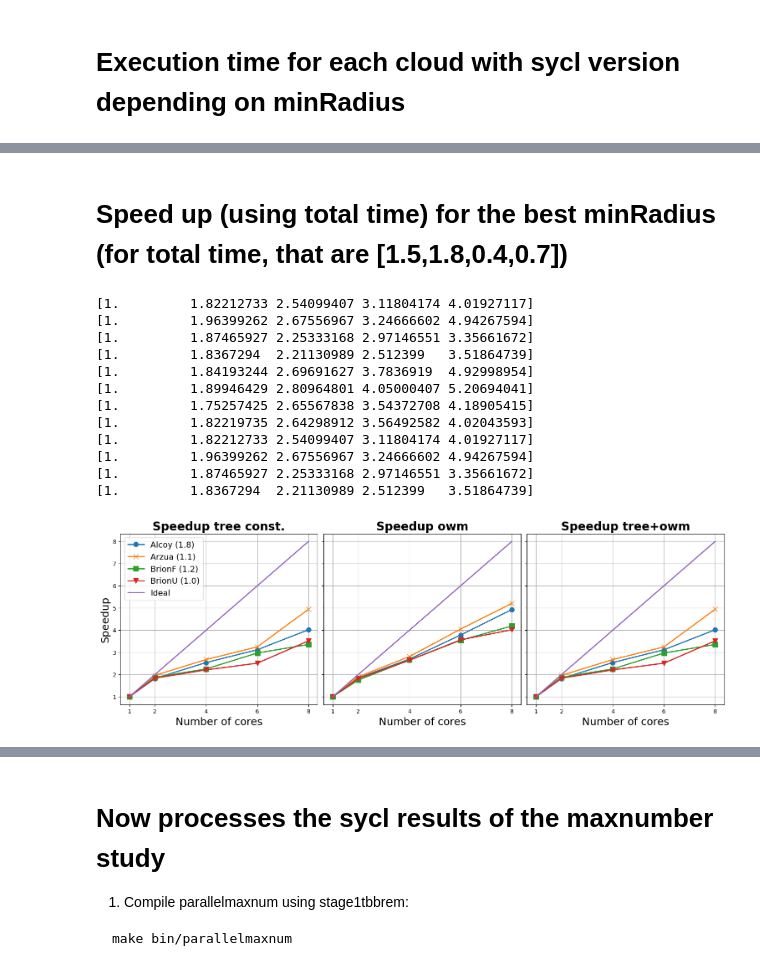
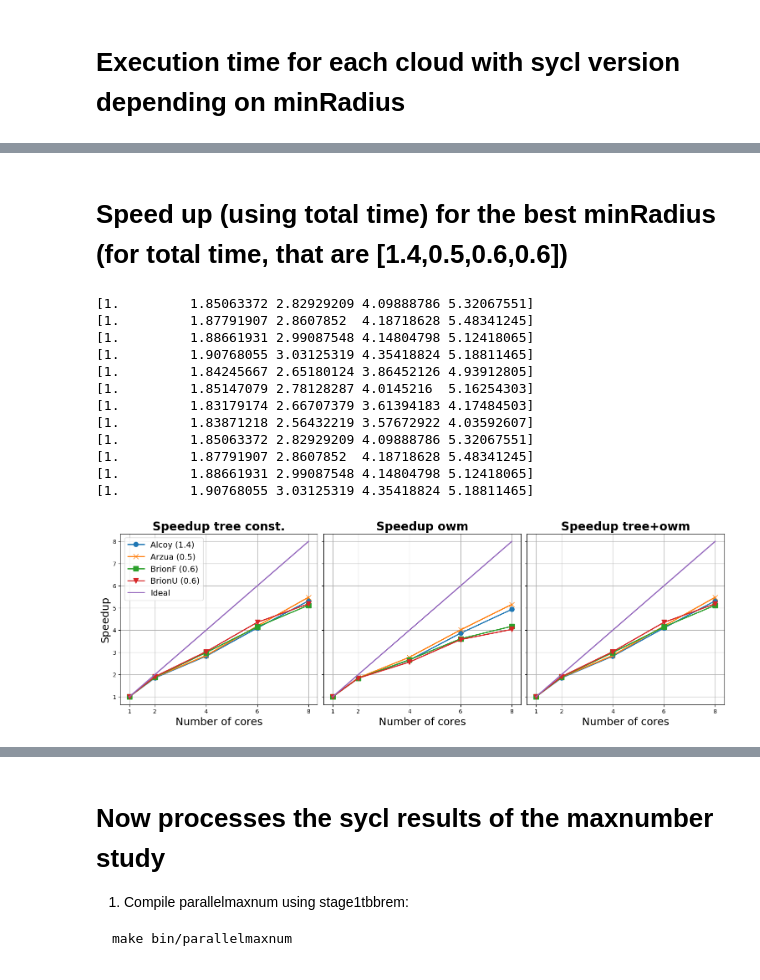
Before and after one commit to PPMC-DAC/FastOWM, a Jupyter notebook: Results/sycl_minradius.ipynb, the cells around one changed output, grey strips where cells are left out. Saved outputs shown, nothing was run; the diff lists cells and outputs as text; code cells hidden in the pictures.

```diff
--- a/Results/sycl_minradius.ipynb
+++ b/Results/sycl_minradius.ipynb
@@ -49,7 +49,7 @@ res1=tokenize("owm_sycl_coffee.csv","minRadius")
 # %%
 #For the best minRadius (see next cell) find the min and max accuracy for 1,2,4,6 and 8 threads
 print ("Cloud & Min accuracy & Max accuracy\\\\ \hline")
-for i,k in zip(res1,[0.9,0.4,0.1,0.1]):
+for i,k in zip(res1,[0.7,0.3,0.2,0.1]):
     accuracy=[res1[i][k][j][3] for j in [1,2,4,6,8]]
     minaccuracy=min(accuracy)
     maxaccuracy=max(accuracy)
@@ -216,5 +216,5 @@ plot_alltimes(8,res1)
 # %% [markdown]
-# Speed up (using total time) for the best minRadius (for total time, that are [1.5,1.8,0.4,0.7])
+# Speed up (using total time) for the best minRadius (for total time, that are [1.4,0.5,0.6,0.6])
 # %%
 #Configuration variables
 titlefs = 20
@@ -229,51 +229,51 @@ markers = 8
 marks=['o-','x-','s-','v-','+-']
 fig, axs = plt.subplots(nrows=1, ncols=3,figsize=(15, 5), constrained_layout=True, sharey=True)
 
-for (i,z,k) in zip(res1,marks,[1.5,1.8,0.4,0.7]):
+for (i,z,k) in zip(res1,marks,[1.4,0.5,0.6,0.6]):
     print(np.array([res1[i][k][1][0]/res1[i][k][j][0] for j in [1,2,4,6,8]]))
     axs[0].plot(np.array([1,2,4,6,8]), np.array([res1[i][k][1][0]/res1[i][k][j][0] for j in [1,2,4,6,8]]), z, linewidth=linew, markersize=markers)
 axs[0].plot(np.array([1,2,4,6,8]), np.array([1,2,4,6,8]), '-', linewidth=linew, markersize=markers)
-for (i,z,k) in zip(res1,marks,[1.5,1.8,0.4,0.7]):
+for (i,z,k) in zip(res1,marks,[1.4,0.5,0.6,0.6]):
     print(np.array([res1[i][k][1][2]/res1[i][k][j][2] for j in [1,2,4,6,8]]))
     axs[1].plot(np.array([1,2,4,6,8]), np.array([res1[i][k][1][2]/res1[i][k][j][2] for j in [1,2,4,6,8]]), z, linewidth=linew, markersize=markers)
 axs[1].plot(np.array([1,2,4,6,8]), np.array([1,2,4,6,8]), '-', linewidth=linew, markersize=markers)
-for (i,z,k) in zip(res1,marks,[1.5,1.8,0.4,0.7]):
+for (i,z,k) in zip(res1,marks,[1.4,0.5,0.6,0.6]):
     print(np.array([sum(res1[i][k][1][0:2:2])/sum(res1[i][k][j][0:2:2]) for j in [1,2,4,6,8]]))
     axs[2].plot(np.array([1,2,4,6,8]), np.array([sum(res1[i][k][1][0:2:2])/sum(res1[i][k][j][0:2:2]) for j in [1,2,4,6,8]]), z, linewidth=linew, markersize=markers)
 axs[2].plot(np.array([1,2,4,6,8]), np.array([1,2,4,6,8]), '-', linewidth=linew, markersize=markers)
 
-sizes=['Alcoy (1.8)', 'Arzua (1.1)', 'BrionF (1.2)', 'BrionU (1.0)']
+sizes=['Alcoy (1.4)', 'Arzua (0.5)', 'BrionF (0.6)', 'BrionU (0.6)']
 sizes.append('Ideal')
 axs[0].legend(sizes,loc='best', fontsize= legendfs)
 axs[0].set_ylabel('Speedup', fontsize=ylabelfs)
 axs[0].set_title('Speedup tree const.',  fontweight='bold', fontsize=titlefs)
 axs[0].set_xlabel('Number of cores', fontsize=xlabelfs)
 axs[0].set_xticks([1,2,4,6,8],fontsize=xticksfs)
 axs[0].grid()
 axs[1].set_title('Speedup owm',  fontweight='bold', fontsize=titlefs)
 axs[1].set_xlabel('Number of cores', fontsize=xlabelfs)
 axs[1].set_xticks([1,2,4,6,8],fontsize=xticksfs)
 axs[1].grid()
 axs[2].set_title('Speedup tree+owm',  fontweight='bold', fontsize=titlefs)
 axs[2].set_xlabel('Number of cores', fontsize=xlabelfs)
 axs[2].set_xticks([1,2,4,6,8],fontsize=xticksfs)
 axs[2].grid()
 #plt.yticks(fontsize=yticksfs)
 
 #fig.suptitle('Speedup',fontweight='bold', fontsize=24)
 # %% [output]
-[1.         1.82212733 2.54099407 3.11804174 4.01927117]
-[1.         1.96399262 2.67556967 3.24666602 4.94267594]
-[1.         1.87465927 2.25333168 2.97146551 3.35661672]
-[1.         1.8367294  2.21130989 2.512399   3.51864739]
-[1.         1.84193244 2.69691627 3.7836919  4.92998954]
-[1.         1.89946429 2.80964801 4.05000407 5.20694041]
-[1.         1.75257425 2.65567838 3.54372708 4.18905415]
-[1.         1.82219735 2.64298912 3.56492582 4.02043593]
-[1.         1.82212733 2.54099407 3.11804174 4.01927117]
-[1.         1.96399262 2.67556967 3.24666602 4.94267594]
-[1.         1.87465927 2.25333168 2.97146551 3.35661672]
-[1.         1.8367294  2.21130989 2.512399   3.51864739]
+[1.         1.85063372 2.82929209 4.09888786 5.32067551]
+[1.         1.87791907 2.8607852  4.18718628 5.48341245]
+[1.         1.88661931 2.99087548 4.14804798 5.12418065]
+[1.         1.90768055 3.03125319 4.35418824 5.18811465]
+[1.         1.84245667 2.65180124 3.86452126 4.93912805]
+[1.         1.85147079 2.78128287 4.0145216  5.16254303]
+[1.         1.83179174 2.66707379 3.61394183 4.17484503]
+[1.         1.83871218 2.56432219 3.57672922 4.03592607]
+[1.         1.85063372 2.82929209 4.09888786 5.32067551]
+[1.         1.87791907 2.8607852  4.18718628 5.48341245]
+[1.         1.88661931 2.99087548 4.14804798 5.12418065]
+[1.         1.90768055 3.03125319 4.35418824 5.18811465]
-[figure, old version]
+[figure, new version]
 # %%
 
```
Also changed, not shown: parts of 20 cells of this notebook, 6 other files.
